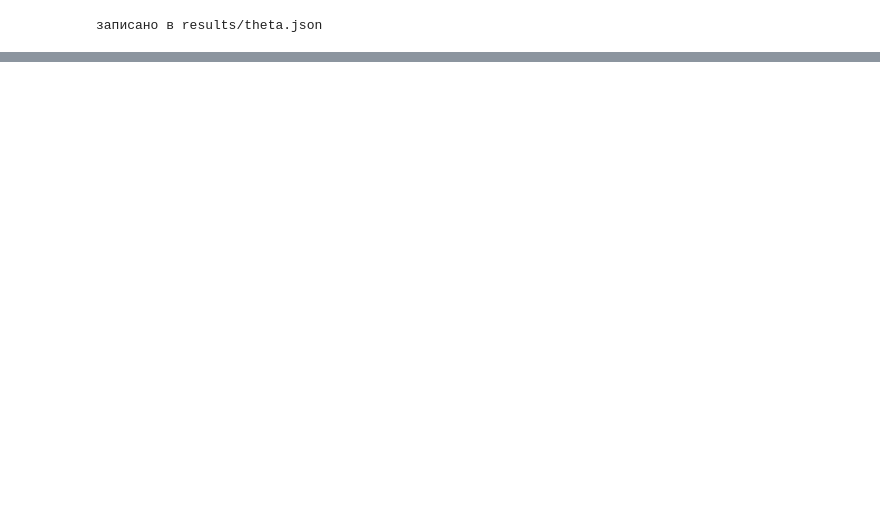
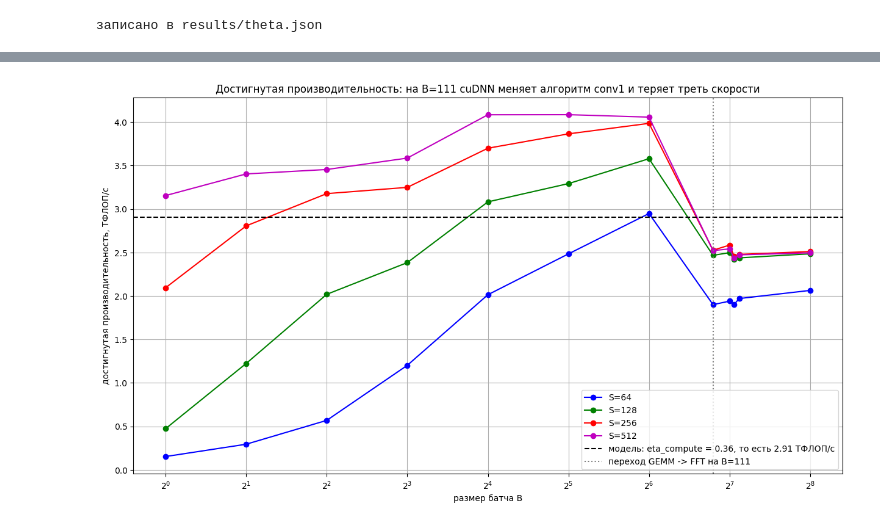
Before and after one commit to marijanbjc/Efficient-NN-HW1, a Jupyter notebook: calibrate.ipynb, the cells around one changed output, grey strips where cells are left out. Saved outputs shown, nothing was run; the diff lists cells and outputs as text; code cells hidden in the pictures; blank space fills up the shorter version.

```diff
--- a/calibrate.ipynb
+++ b/calibrate.ipynb
@@ -195,0 +267,25 @@ print("записано в", RESULTS / "theta.json")
+# %%
+# Достигнутая производительность и обрыв на смене алгоритма
+plt.figure(figsize=(15, 8))
+plt.title("Достигнутая производительность: на B=111 cuDNN меняет алгоритм conv1 и теряет треть скорости")
+
+for image_size, color in zip(PLOT_SIZES, COLORS):
+    points = ok[ok["S"] == image_size].sort_values("B")
+    tflops = eq.flops(points["S"].values, points["B"].values) / points["latency"].values / 1e12
+    plt.plot(points["B"], tflops, "o-", color=color, label=f"S={image_size}")
+
+# Модель знает одно число на всю сетку и вынуждена сесть между двумя режимами
+model_tflops = theta["eta_compute"] * eq.FLOPS_PEAK / 1e12
+plt.axhline(model_tflops, color="k", linestyle="--",
+            label=f"модель: eta_compute = {round(theta['eta_compute'], 2)}, то есть {round(model_tflops, 2)} ТФЛОП/с")
+plt.axvline(FFT_SWITCH, color="gray", linestyle=":", label=f"переход GEMM -> FFT на B={FFT_SWITCH}")
+
+plt.xscale("log", base=2)
+plt.xlabel("размер батча B")
+plt.ylabel("достигнутая производительность, ТФЛОП/с")
+plt.grid()
+plt.legend()
+plt.savefig(FIGURES / "throughput.png", dpi=120, bbox_inches="tight")
+plt.show()
+# %% [output]
+[figure, added]
```
Also changed, not shown: parts of 11 cells of this notebook, 3 other files.
